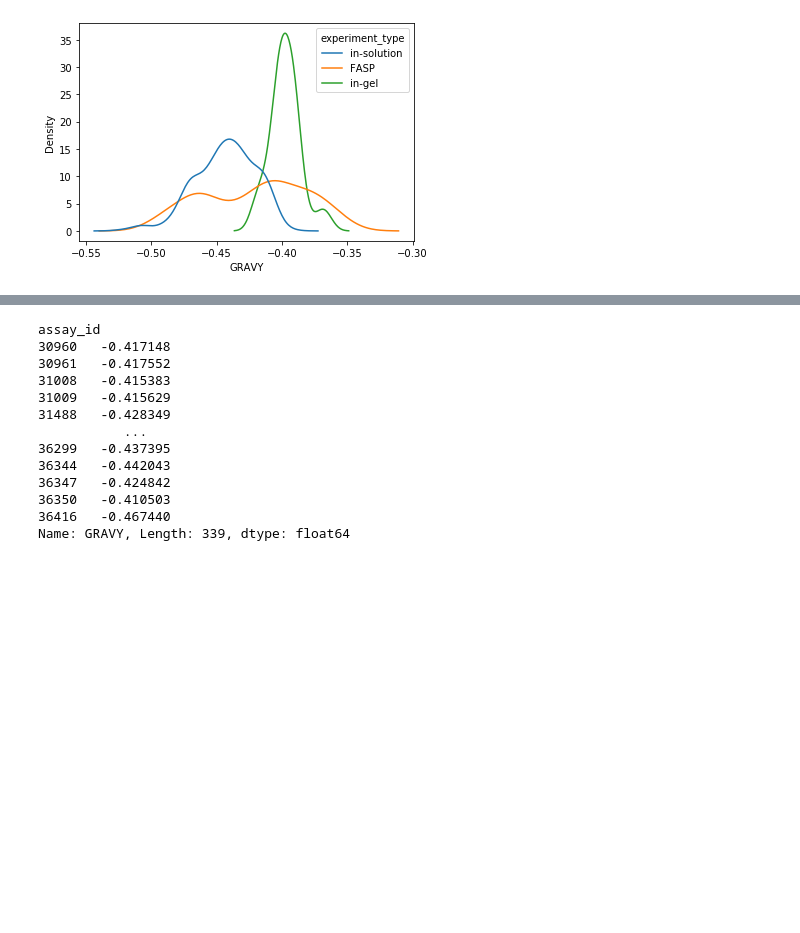
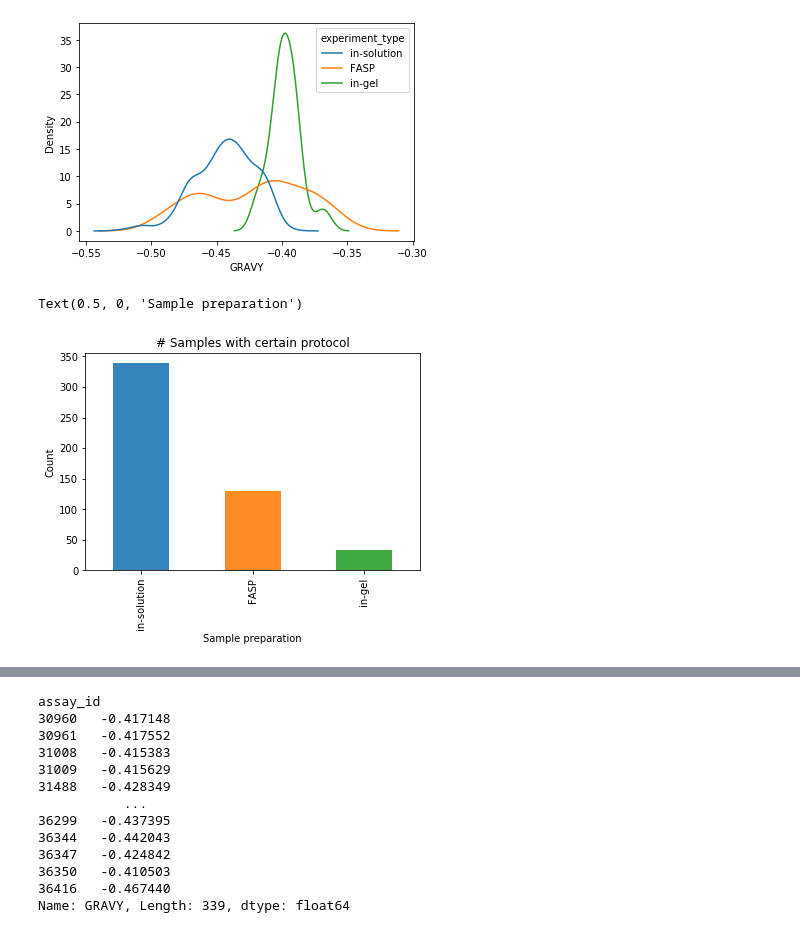
Before and after one commit to SamvPy/Master_thesis_AJ_22_23, a Jupyter notebook: master_thesis/Atlas_analysis/exploration/digestion_exploration.ipynb, the cells around one changed output, grey strips where cells are left out. Cells and saved outputs as stored; diff of their text form; code cells hidden in the pictures; blank space fills up the shorter version.

```diff
--- a/master_thesis/Atlas_analysis/exploration/digestion_exploration.ipynb
+++ b/master_thesis/Atlas_analysis/exploration/digestion_exploration.ipynb
@@ -210,3 +192,14 @@ sns.kdeplot(data = pd.merge(data.loc[meta[meta.experiment_type.isin(["in-solutio
 # %% [output]
 <matplotlib.axes._subplots.AxesSubplot at 0x...>
 [figure]
+# %%
+pd.merge(data.loc[meta[meta.experiment_type.isin(["in-solution", "FASP", "in-gel"])].index, :],
+                            meta[meta.experiment_type.isin(["in-solution", "FASP", "in-gel"])], left_index=True
+                            , right_index=True)["experiment_type"].value_counts().plot(kind="bar", colors=sns.color_palette()[:3], alpha=.9)
+
+plt.title("# Samples with certain protocol")
+plt.ylabel("Count")
+plt.xlabel('Sample preparation')
+# %% [output]
+Text(0.5, 0, 'Sample preparation')
+[figure, added]
```
Also changed, not shown: parts of 28 cells of this notebook, 25 other files.
